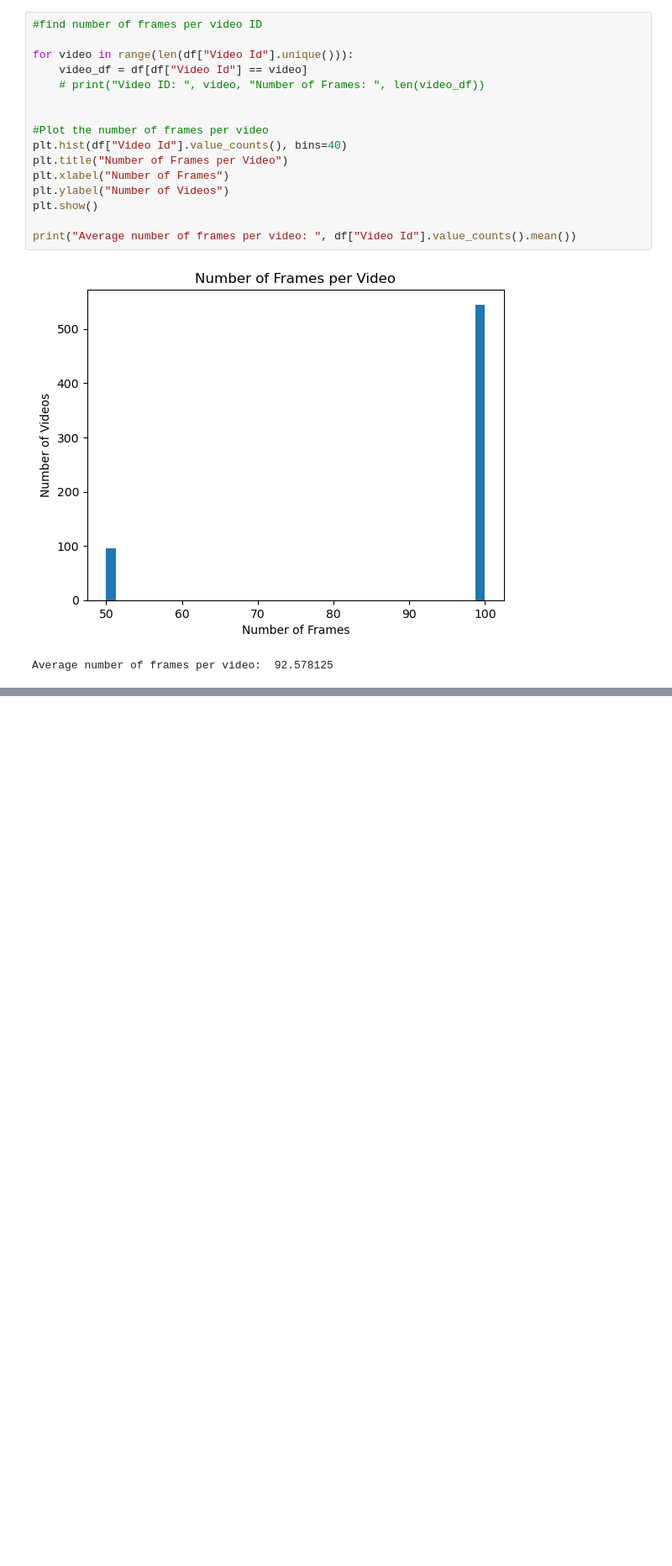
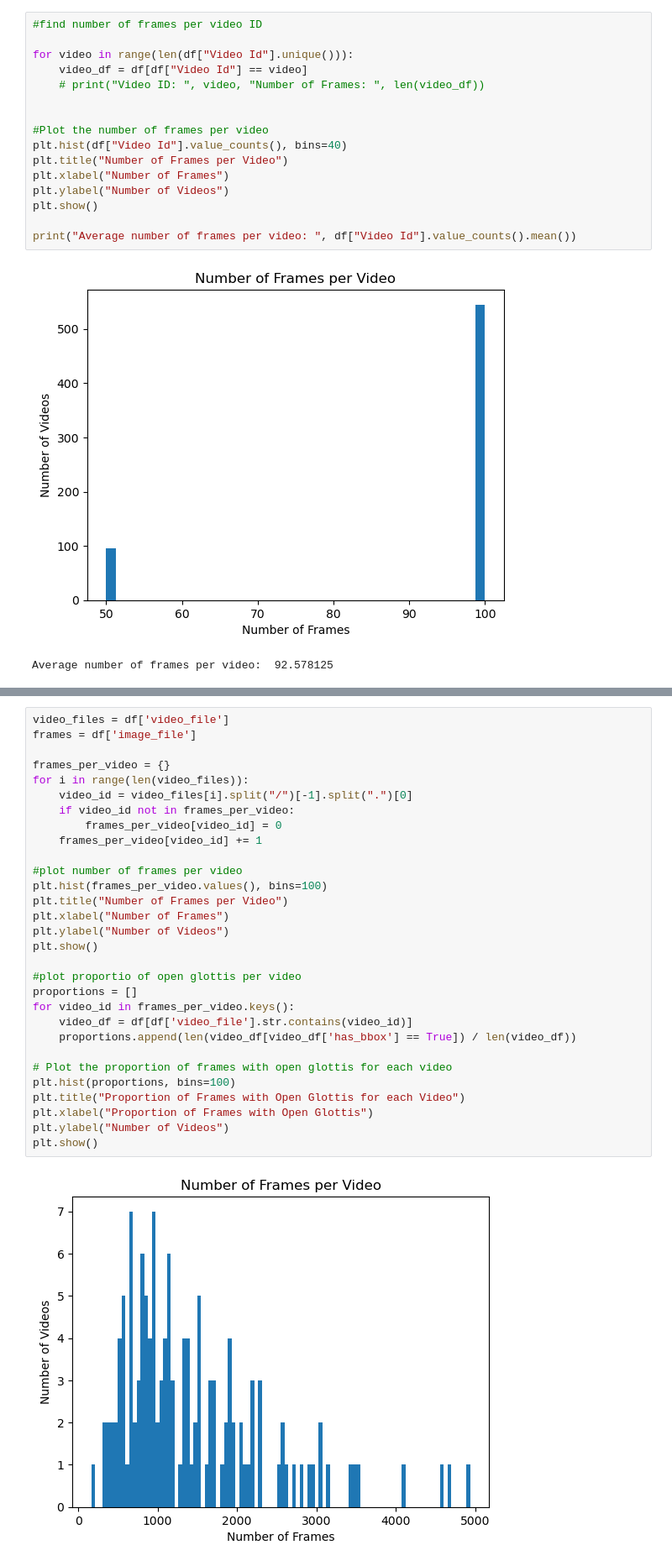
Before and after one commit to Ejento47/Glottis-Detection, a Jupyter notebook: scripts/data_analysis.ipynb, the cells around one changed output, grey strips where cells are left out. Shown at 84% size. Cells and saved outputs as stored; diff of their text form; blank space fills up the shorter version.

```diff
--- a/scripts/data_analysis.ipynb
+++ b/scripts/data_analysis.ipynb
@@ -143,0 +174,32 @@ Average number of frames per video:  92.578125
+# %%
+video_files = df['video_file']
+frames = df['image_file']
+
+frames_per_video = {}
+for i in range(len(video_files)):
+    video_id = video_files[i].split("/")[-1].split(".")[0]
+    if video_id not in frames_per_video:
+        frames_per_video[video_id] = 0
+    frames_per_video[video_id] += 1
+
+#plot number of frames per video
+plt.hist(frames_per_video.values(), bins=100)
+plt.title("Number of Frames per Video")
+plt.xlabel("Number of Frames")
+plt.ylabel("Number of Videos")
+plt.show()
+
+#plot proportio of open glottis per video
+proportions = []
+for video_id in frames_per_video.keys():
+    video_df = df[df['video_file'].str.contains(video_id)]
+    proportions.append(len(video_df[video_df['has_bbox'] == True]) / len(video_df))
+
+# Plot the proportion of frames with open glottis for each video
+plt.hist(proportions, bins=100)
+plt.title("Proportion of Frames with Open Glottis for each Video")
+plt.xlabel("Proportion of Frames with Open Glottis")
+plt.ylabel("Number of Videos")
+plt.show()
+# %% [output]
+[figure, added]
```
Also changed, not shown: parts of 3 cells of this notebook.
